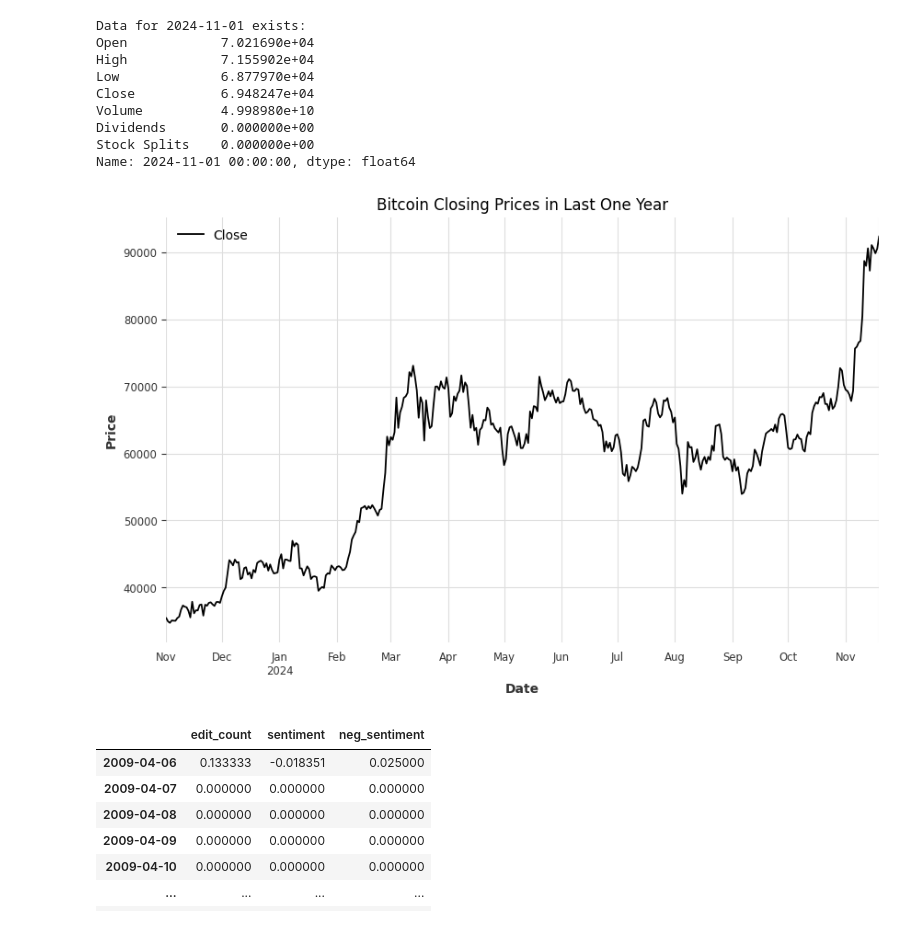
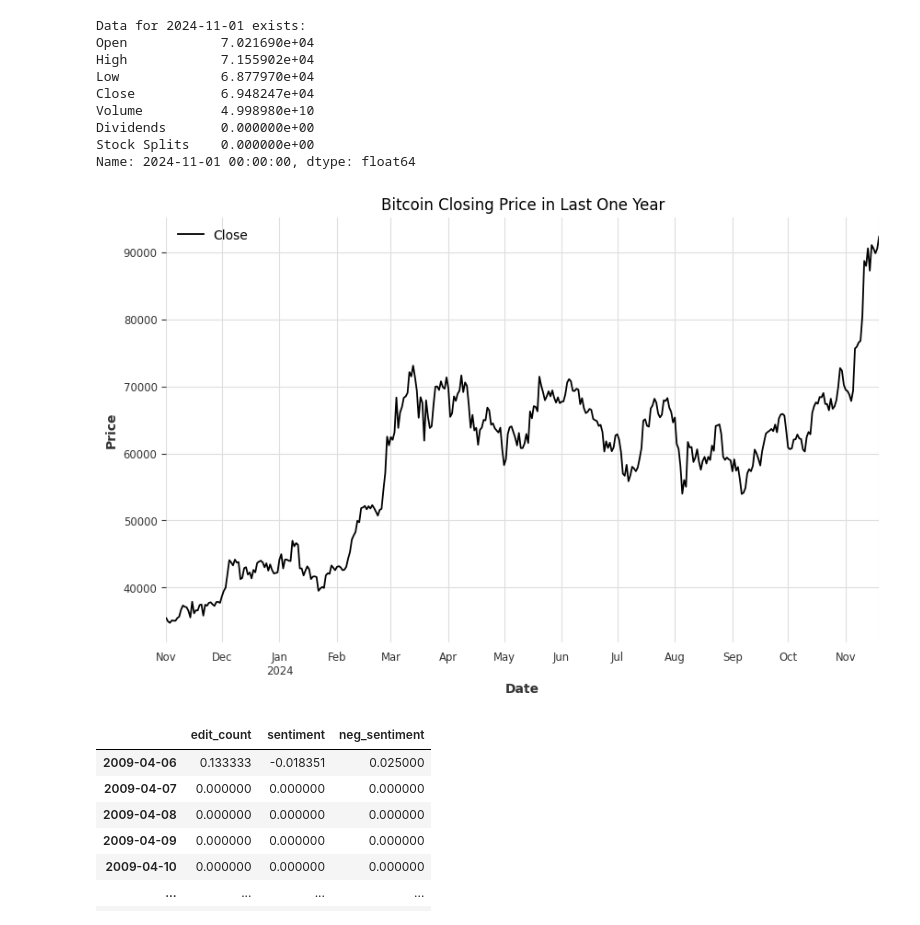
Before and after one commit to preetsanjam/Crypto_Price_Analysis, a Jupyter notebook: Crypto_Price_&_Sentiment_Analysis.ipynb, the cells around one changed output. Saved outputs shown, nothing was run; the diff lists cells and outputs as text; code cells hidden in the pictures.

```diff
--- a/Crypto_Price_&_Sentiment_Analysis.ipynb
+++ b/Crypto_Price_&_Sentiment_Analysis.ipynb
@@ -93,12 +93,12 @@ Name: 2024-11-01 00:00:00, dtype: float64
 # %%
 btc_one_year = bitcoin_data.loc['2023-11-01':'2024-11-19']
 btc_one_year.plot.line(y='Close',figsize=(10,6),use_index=True)
-plt.title('Bitcoin Closing Prices in Last One Year')
+plt.title('Bitcoin Closing Price in Last One Year')
 plt.xlabel('Date')
 plt.ylabel('Price')
 plt.show()
 # %% [output]
-[figure, old version]
+[figure, new version]
 # %%
 wiki = pd.read_csv("https://raw.githubusercontent.com/preetsanjam/Crypto_Price_Analysis/refs/heads/main/Datasets/bitcoin_wikipedia_edits.csv", index_col=0, parse_dates=True)
 # %%
```
Also changed, not shown: parts of 18 cells of this notebook.
